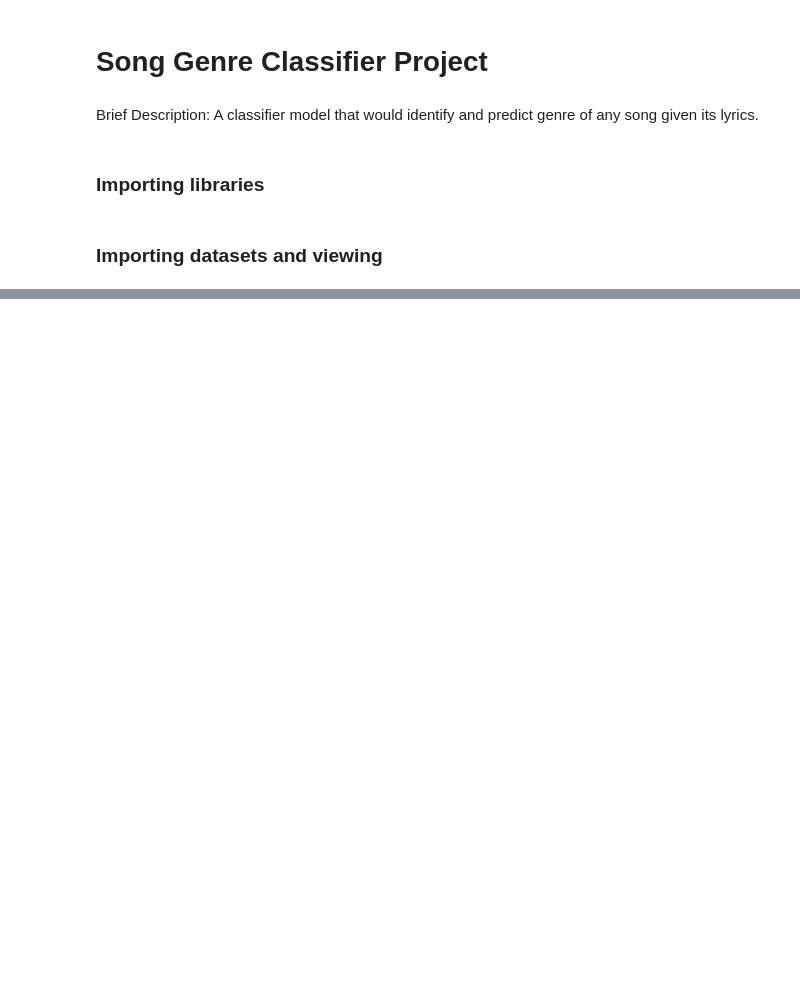
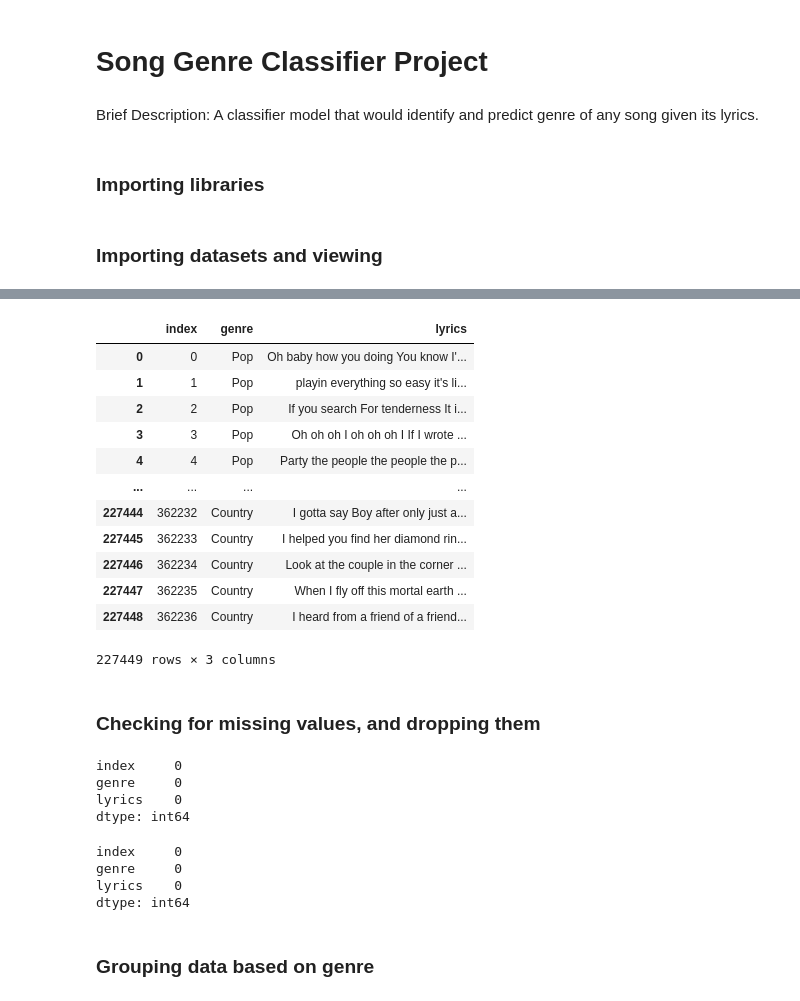
Before and after one commit to PranavNair01/Song_Genre_Classifier, a Jupyter notebook: source_code.ipynb, the cells around one changed output, grey strips where cells are left out. Cells and saved outputs as stored; diff of their text form; code cells hidden in the pictures; blank space fills up the shorter version.

Commit message:
Data Cleaning Complete

```diff
--- a/source_code.ipynb
+++ b/source_code.ipynb
@@ -40,0 +68,35 @@ original_lyrics.shape
+# %%
+original_lyrics.drop(['Unnamed: 0', 'song', 'year', 'artist'], axis=1, inplace=True)
+original_lyrics
+# %% [output]
+|  | index | genre | lyrics |
+| 0 | 0 | Pop | Oh baby how you doing You know I'... |
+| 1 | 1 | Pop | playin everything so easy it's li... |
+| 2 | 2 | Pop | If you search For tenderness It i... |
+| 3 | 3 | Pop | Oh oh oh I oh oh oh I If I wrote ... |
+| 4 | 4 | Pop | Party the people the people the p... |
+| ... | ... | ... | ... |
+| 227444 | 362232 | Country | I gotta say Boy after only just a... |
+| 227445 | 362233 | Country | I helped you find her diamond rin... |
+| 227446 | 362234 | Country | Look at the couple in the corner ... |
+| 227447 | 362235 | Country | When I fly off this mortal earth ... |
+| 227448 | 362236 | Country | I heard from a friend of a friend... |
+227449 rows × 3 columns
+# %% [markdown]
+### Checking for missing values, and dropping them
+# %%
+english_lyrics.isnull().sum()
+# %% [output]
+index     0
+genre     0
+lyrics    0
+dtype: int64
+# %%
+original_lyrics.isnull().sum()
+# %% [output]
+index     0
+genre     0
+lyrics    0
+dtype: int64
+# %% [markdown]
+### Grouping data based on genre
```
Also changed, not shown: parts of 27 cells of this notebook.
